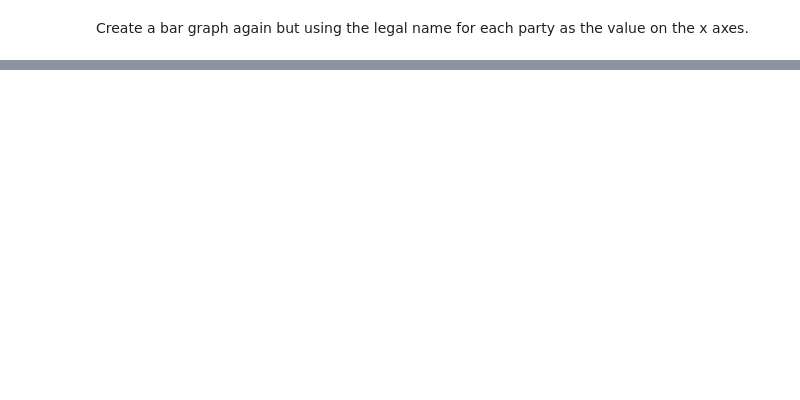
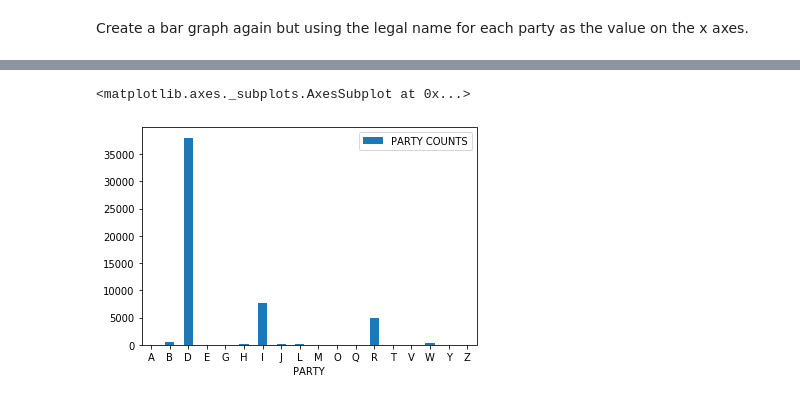
Before and after one commit to AmitSamra/DataEngineering.Labs.RegisteredVotersFileWilmingtonDE, a Jupyter notebook: wilmington_de_registered_voters.ipynb, the cells around one changed output, grey strips where cells are left out. Cells and saved outputs as stored; diff of their text form; code cells hidden in the pictures; blank space fills up the shorter version.

```diff
--- a/wilmington_de_registered_voters.ipynb
+++ b/wilmington_de_registered_voters.ipynb
@@ -294,6 +299,10 @@ df_legal_names
 | 31 | W | INDEPENDENT PARTY OF DEL | IND OF DEL | YES |
 | 33 | Y | THE BLUE ENIGMA PARTY | BLUE ENIGM | NaN |
 | 35 | Z | SOCIALIST WORKERS PARTY | SOC WORKER | NaN |
+# %%
+df_legal_names['Party Code'] = df_legal_names['Party Code'].replace(' ','')
+df_legal_names['Legal Name'] = df_legal_names['Legal Name'].replace(' ','')
+df_legal_names['Abbreviated Name'] = df_legal_names['Abbreviated Name'].replace(' ','')
 # %%
 df_legal_names = df_legal_names.reset_index()
 df_legal_names
@@ -447,0 +483,3 @@ Create a bar graph again but using the legal name for each party as the value on
+# %%
+df_merged2 = df_merged[['PARTY', 'PARTY COUNTS']]
+df_merged2
@@ -447,0 +504,5 @@ Create a bar graph again but using the legal name for each party as the value on
+# %%
+df_merged2.plot.bar(x='PARTY', y='PARTY COUNTS', rot = 0)
+# %% [output]
+<matplotlib.axes._subplots.AxesSubplot at 0x...>
+[figure, added]
```
Also changed, not shown: parts of 7 cells of this notebook.
